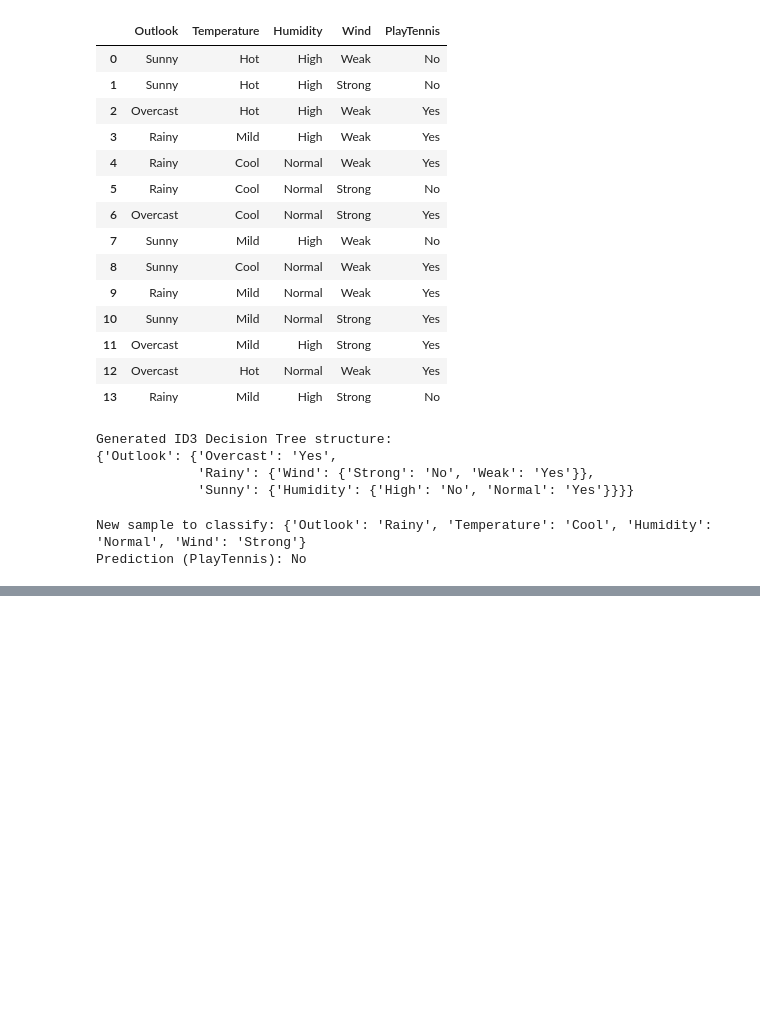
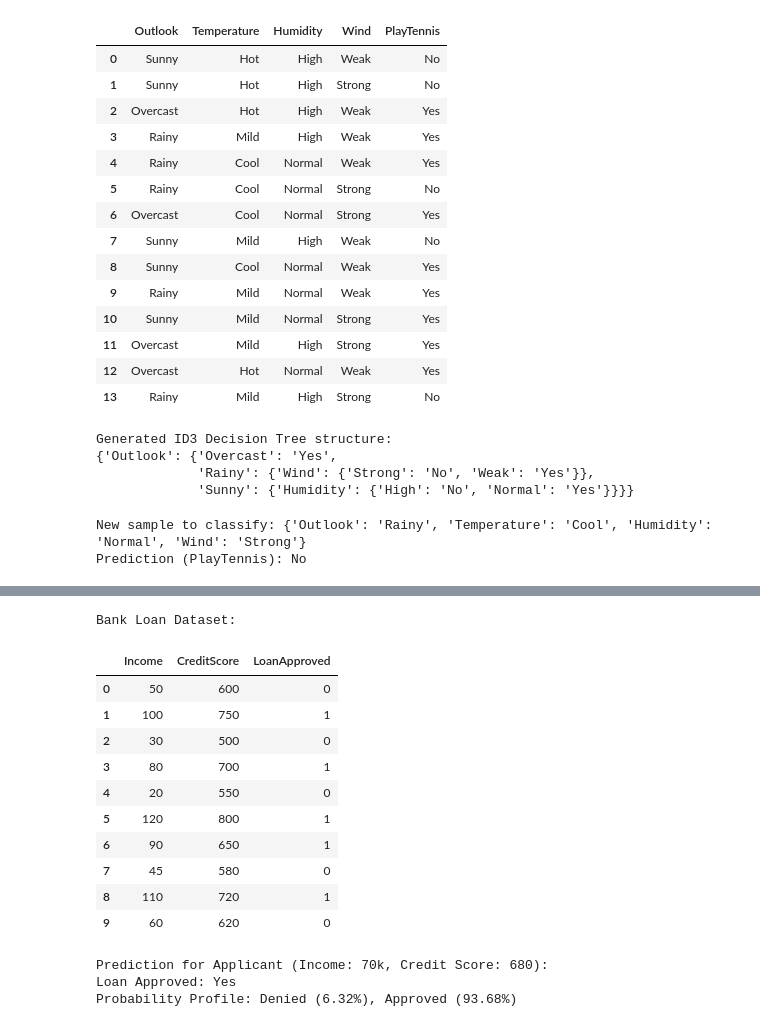
Before and after one commit to Sanhith30/ITA0605-ML, a Jupyter notebook: Practical_ProblemsML.ipynb, the cells around one changed output, grey strips where cells are left out. Drawn from its saved outputs; the diff is of its cells as text; code cells hidden in the pictures; blank space fills up the shorter version.

```diff
--- a/Practical_ProblemsML.ipynb
+++ b/Practical_ProblemsML.ipynb
@@ -260,0 +475,43 @@ Prediction (PlayTennis): No
+# %%
+# Create sample Bank Loan Dataset
+bank_data = {
+    'Income': [50, 100, 30, 80, 20, 120, 90, 45, 110, 60],
+    'CreditScore': [600, 750, 500, 700, 550, 800, 650, 580, 720, 620],
+    'LoanApproved': [0, 1, 0, 1, 0, 1, 1, 0, 1, 0]
+}
+
+bank_df = pd.DataFrame(bank_data)
+print("Bank Loan Dataset:")
+display(bank_df)
+
+X_b = bank_df[['Income', 'CreditScore']]
+y_b = bank_df['LoanApproved']
+
+# Train Classifier
+bank_nb = GaussianNB()
+bank_nb.fit(X_b, y_b)
+
+# Test on a new candidate (Income: 70k, Credit Score: 680)
+new_applicant = [[70, 680]]
+prediction = bank_nb.predict(new_applicant)
+probability = bank_nb.predict_proba(new_applicant)[0]
+
+print(f"\nPrediction for Applicant (Income: 70k, Credit Score: 680):")
+print(f"Loan Approved: {'Yes' if prediction[0] == 1 else 'No'}")
+print(f"Probability Profile: Denied ({probability[0]:.2%}), Approved ({probability[1]:.2%})")
+# %% [output]
+Bank Loan Dataset:
+|  | Income | CreditScore | LoanApproved |
+| 0 | 50 | 600 | 0 |
+| 1 | 100 | 750 | 1 |
+| 2 | 30 | 500 | 0 |
+| 3 | 80 | 700 | 1 |
+| 4 | 20 | 550 | 0 |
+| 5 | 120 | 800 | 1 |
+| 6 | 90 | 650 | 1 |
+| 7 | 45 | 580 | 0 |
+| 8 | 110 | 720 | 1 |
+| 9 | 60 | 620 | 0 |
+Prediction for Applicant (Income: 70k, Credit Score: 680):
+Loan Approved: Yes
+Probability Profile: Denied (6.32%), Approved (93.68%)
```
Also changed, not shown: parts of 13 cells of this notebook.
